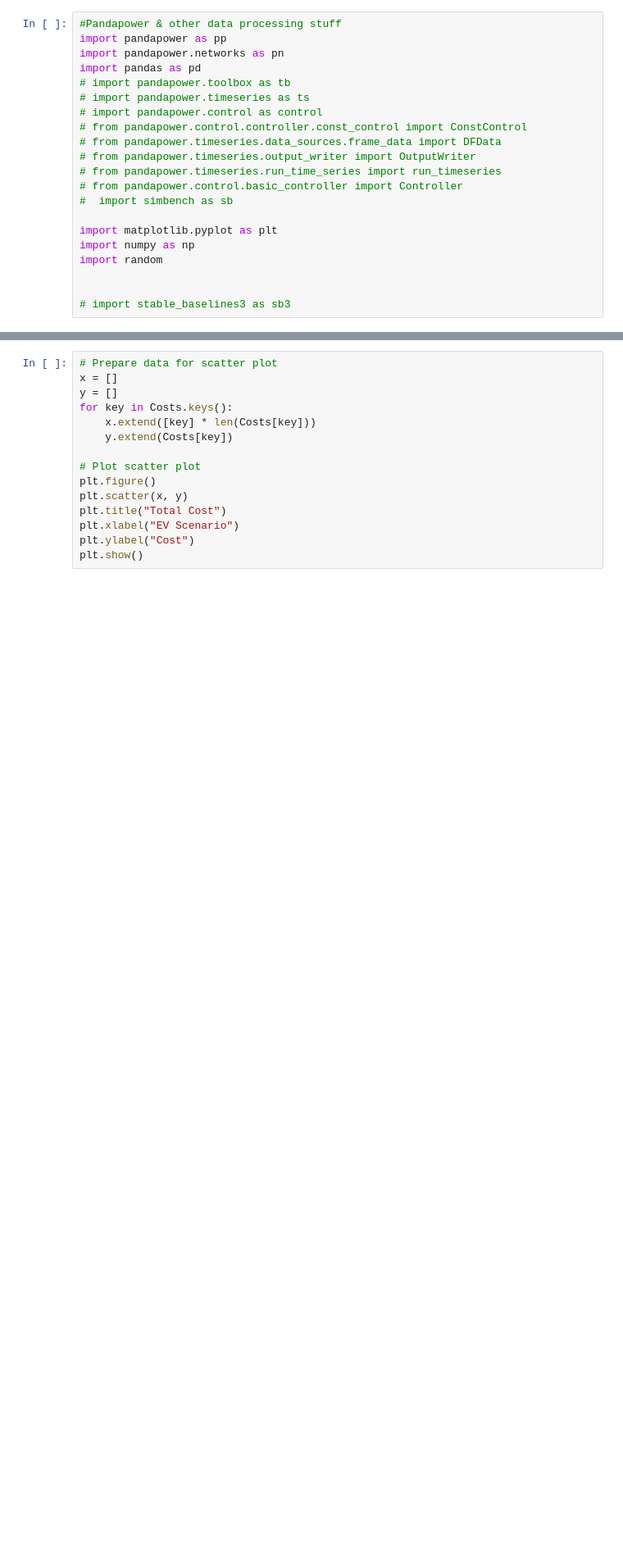
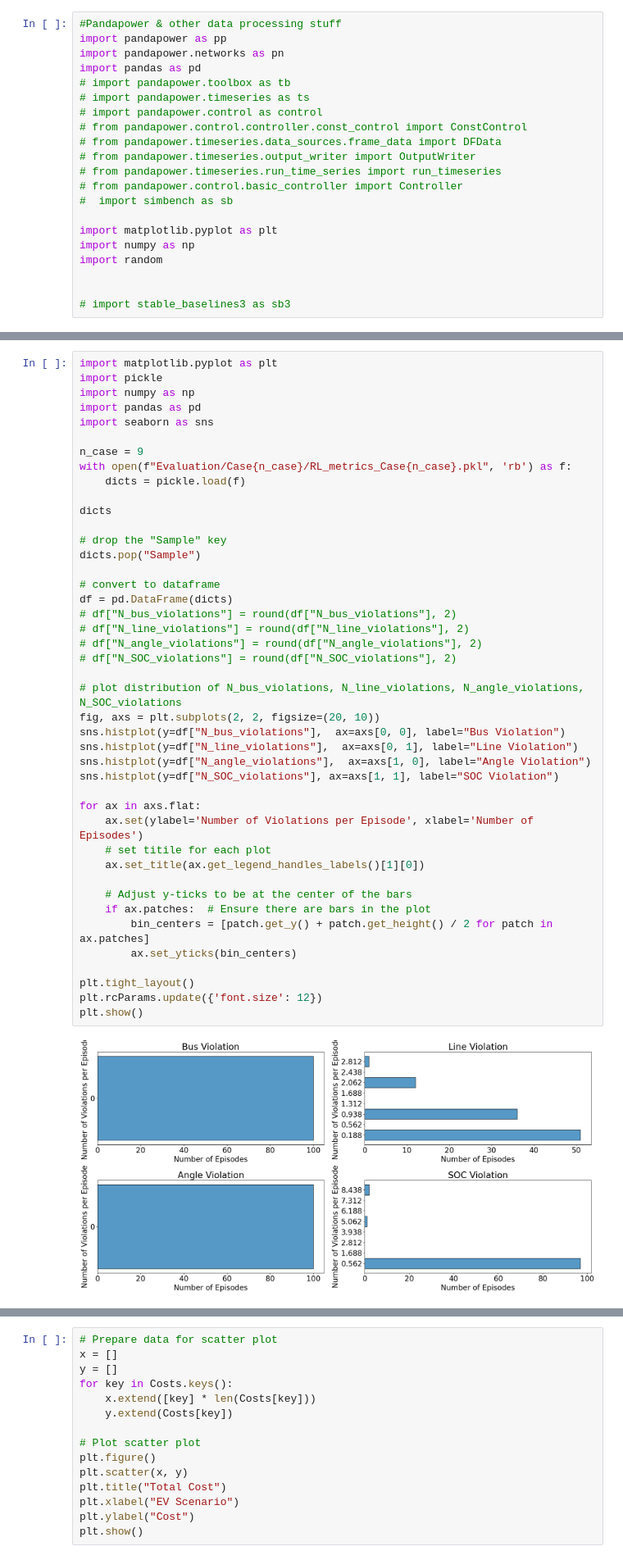
Before and after one commit to chialingyang7718/RL_OPF_EVaware, a Jupyter notebook: test_code.ipynb, the cells around one changed output, grey strips where cells are left out. Shown at 82% size. Saved outputs shown, nothing was run; the diff lists cells and outputs as text; blank space fills up the shorter version.

```diff
--- a/test_code.ipynb
+++ b/test_code.ipynb
@@ -73,0 +135,45 @@ plt.show()
+# %%
+import matplotlib.pyplot as plt
+import pickle
+import numpy as np
+import pandas as pd
+import seaborn as sns
+
+n_case = 9
+with open(f"Evaluation/Case{n_case}/RL_metrics_Case{n_case}.pkl", 'rb') as f:
+    dicts = pickle.load(f)
+
+dicts
+
+# drop the "Sample" key
+dicts.pop("Sample")
+
+# convert to dataframe
+df = pd.DataFrame(dicts)
+# df["N_bus_violations"] = round(df["N_bus_violations"], 2)
+# df["N_line_violations"] = round(df["N_line_violations"], 2)
+# df["N_angle_violations"] = round(df["N_angle_violations"], 2)
+# df["N_SOC_violations"] = round(df["N_SOC_violations"], 2)
+
+# plot distribution of N_bus_violations, N_line_violations, N_angle_violations, N_SOC_violations
+fig, axs = plt.subplots(2, 2, figsize=(20, 10))
+sns.histplot(y=df["N_bus_violations"],  ax=axs[0, 0], label="Bus Violation")
+sns.histplot(y=df["N_line_violations"],  ax=axs[0, 1], label="Line Violation")
+sns.histplot(y=df["N_angle_violations"],  ax=axs[1, 0], label="Angle Violation")
+sns.histplot(y=df["N_SOC_violations"], ax=axs[1, 1], label="SOC Violation")
+
+for ax in axs.flat:
+    ax.set(ylabel='Number of Violations per Episode', xlabel='Number of Episodes')
+    # set titile for each plot
+    ax.set_title(ax.get_legend_handles_labels()[1][0])
+
+    # Adjust y-ticks to be at the center of the bars
+    if ax.patches:  # Ensure there are bars in the plot
+        bin_centers = [patch.get_y() + patch.get_height() / 2 for patch in ax.patches]
+        ax.set_yticks(bin_centers)
+
+plt.tight_layout()
+plt.rcParams.update({'font.size': 12})
+plt.show()
+# %% [output]
+[figure, added]
```
Also changed, not shown: parts of 8 cells of this notebook, 1 other file.
